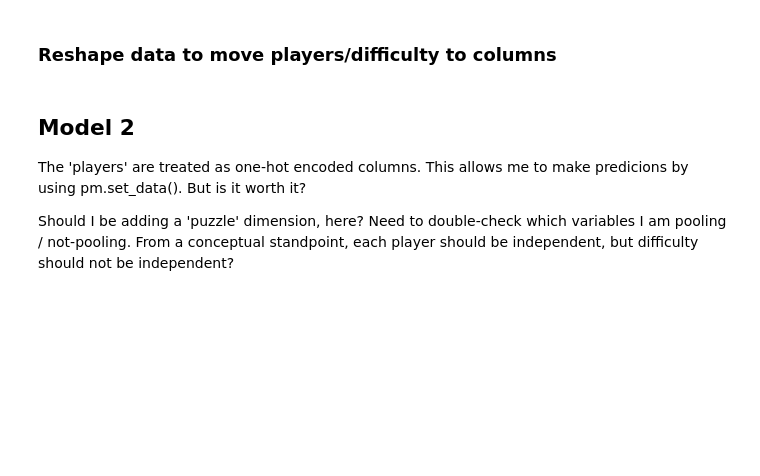
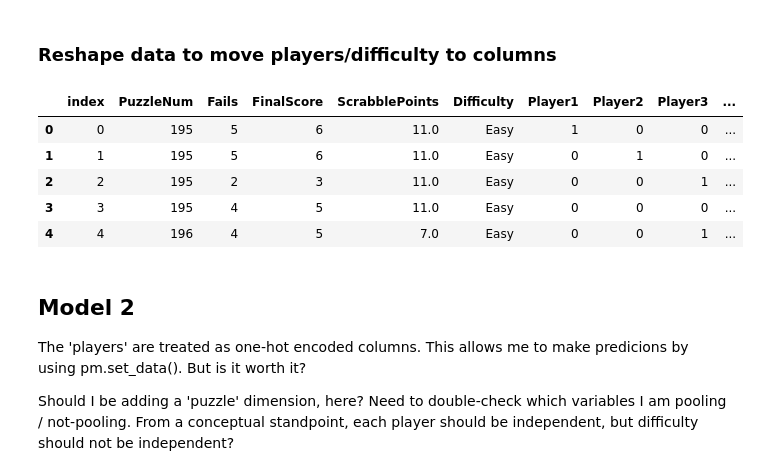
Before and after one commit to DJSherwood/wordle-analysis, a Jupyter notebook: BetterBinomial.ipynb, the cells around one changed output. Drawn from its saved outputs; the diff is of its cells as text; code cells hidden in the pictures; blank space fills up the shorter version.

```diff
--- a/BetterBinomial.ipynb
+++ b/BetterBinomial.ipynb
@@ -44,11 +44,9 @@ It turns out that if someone does not participate, then they will have a lower s
 Thus, the contest should only be around puzzles which have equal contributions.
 # %%
 # limit to the puzzle in which we last have words
-df2 = df[ (df['PuzzleNum'] < 467) &
+df2 = df[ (df['PuzzleNum'] < 482) &
          (df['PuzzleNum'] != 421) &
-         (df['Difficulty'] != 'Undefined') &
-         (df['Name'] != 'Player7') &
-         (df['Name'] != 'Player8')
+         (df['Difficulty'] != 'Undefined')
         ].copy()
 
 ## This section should move to the App, as a filter
@@ -56,11 +54,11 @@ df2 = df[ (df['PuzzleNum'] < 467) &
 # and then the model should run on the full data set
 
 # how many players participated, per puzzle?
-puzzle_count_df = df2[['Name','PuzzleNum']].groupby(['PuzzleNum']).agg('count').reset_index()
+# puzzle_count_df = df2[['Name','PuzzleNum']].groupby(['PuzzleNum']).agg('count').reset_index()
 # list of puzzles which have 6 people, even
-list_of_puzzles = puzzle_count_df[ puzzle_count_df['Name'] == 6 ]['PuzzleNum'].tolist()
+# list_of_puzzles = puzzle_count_df[ puzzle_count_df['Name'] == 6 ]['PuzzleNum'].tolist()
 # over-write previous dataframe
-df2 = df2[ df2['PuzzleNum'].isin(list_of_puzzles)].copy()
+# df2 = df2[ df2['PuzzleNum'].isin(list_of_puzzles)].copy()
 # %% [markdown]
 ## Model 1 - Players, Difficulty are different 'row' values
 
@@ -165,11 +163,22 @@ df4 = df4.rename(columns={
     8 : 'Player4',
     9 : 'Player5',
     10 : 'Player6',
-    11 : 'Easy',
-    12 : 'Hard'
+    11 : 'Player7',
+    12 : 'Player8',
+    13 : 'Easy',
+    14 : 'Hard'
 })
 
 df4 = df4.reset_index()
+# %%
+df4.head()
+# %% [output]
+|  | index | PuzzleNum | Fails | FinalScore | ScrabblePoints | Difficulty | Player1 | Player2 | Player3 | ... |
+| 0 | 0 | 195 | 5 | 6 | 11.0 | Easy | 1 | 0 | 0 | ... |
+| 1 | 1 | 195 | 5 | 6 | 11.0 | Easy | 0 | 1 | 0 | ... |
+| 2 | 2 | 195 | 2 | 3 | 11.0 | Easy | 0 | 0 | 1 | ... |
+| 3 | 3 | 195 | 4 | 5 | 11.0 | Easy | 0 | 0 | 0 | ... |
+| 4 | 4 | 196 | 4 | 5 | 7.0 | Easy | 0 | 0 | 1 | ... |
 # %% [markdown]
 ## Model 2
 The 'players' are treated as one-hot encoded columns. This allows me to make predicions by using pm.set_data(). But is it worth it?
```
Also changed, not shown: parts of 7 cells of this notebook, 1 other file.
